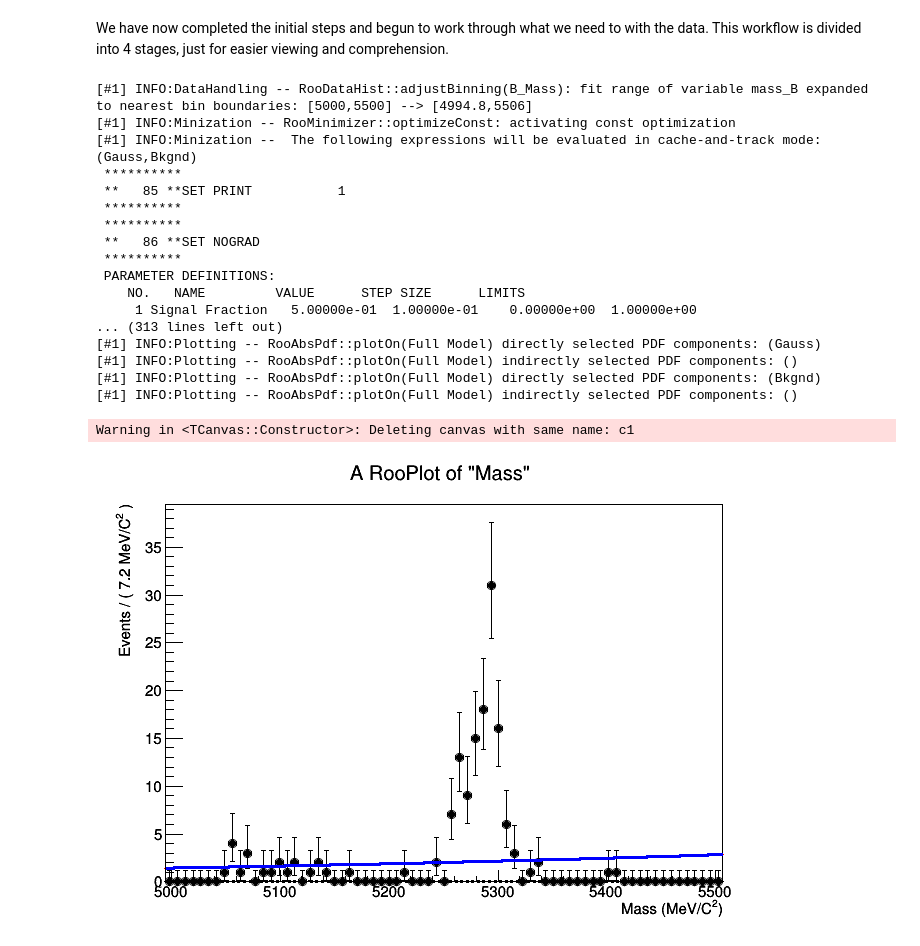
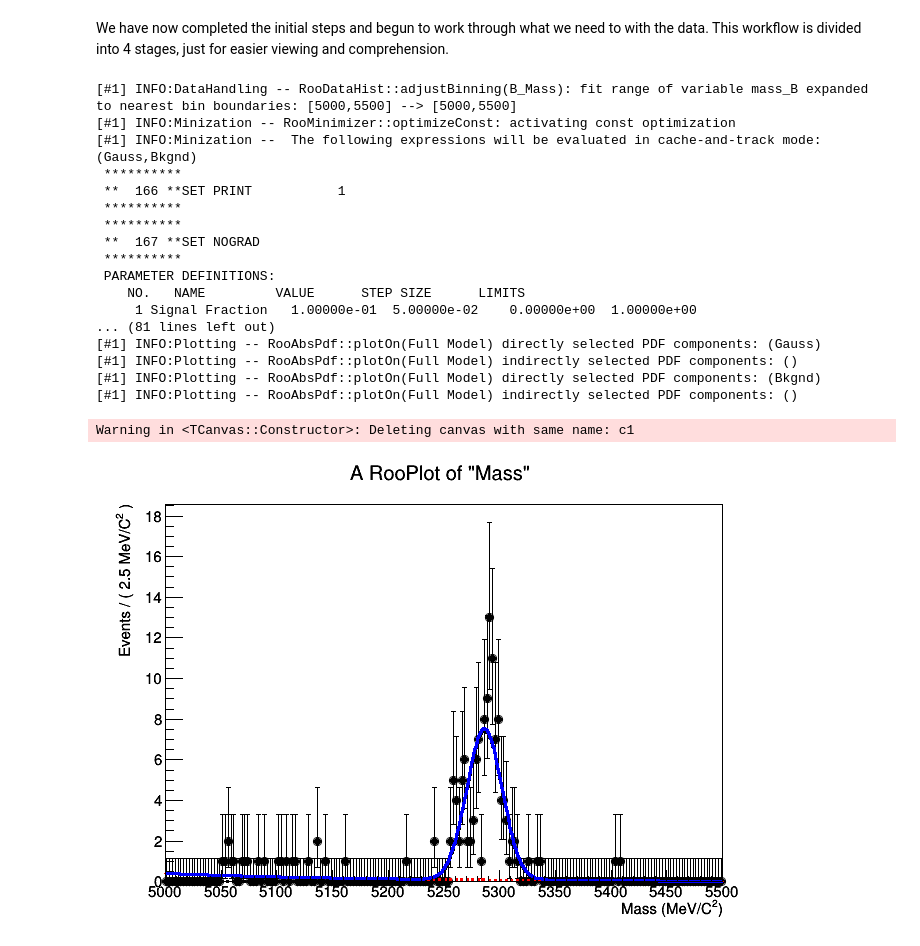
Before and after one commit to MerlijnvEmmerik/Mijnrel, a Jupyter notebook: Week_4.ipynb, the cells around one changed output. Cells and saved outputs as stored; diff of their text form; code cells hidden in the pictures.

```diff
--- a/Week_4.ipynb
+++ b/Week_4.ipynb
@@ -376,61 +377,61 @@ We have now completed the initial steps and begun to work through what we need t
 # %%
 mass = ROOT.RooRealVar("mass_B","Mass",5000,5500,"MeV/C^{2}")
 
-gauss_mean = ROOT.RooRealVar("gauss_mean","Mean",5200,5100,5300)
+gauss_mean = ROOT.RooRealVar("gauss_mean","Mean",5300,5250,5450)
 
 gauss_width = ROOT.RooRealVar("gauss_width","Width",3,0,60)
 
-#Now we have enough to make our Model for the signal:
+#The model for the signal:
+Gauss=ROOT.RooGaussian("Gauss","Gaussian Signal",mass,gauss_mean,gauss_width)
 
-Gauss=ROOT.RooGaussian("Gauss","Gaussian Signal",mass,gauss_mean,gauss_width)
+#exponential for the background:
 exponent=ROOT.RooRealVar("exponent", "C", -0.02, -2, +2)
 
-#Define the  model for the background:
-
+#the  model for the background:
 Bkgnd=ROOT.RooExponential("Bkgnd","Exponential Background",mass,exponent)
 
 #Now we need to combine these two functions into a single PDF (probability density function)
 #and we need to add a scaling factor to fit what ratio of the two are used:
 
-sig_frac=ROOT.RooRealVar("Signal Fraction","sigfrac", 0.5, 0, 1)
+sig_frac=ROOT.RooRealVar("Signal Fraction","sigfrac", 0.1, 0, 1)
 
 model=ROOT.RooAddPdf("Full Model","model",ROOT.RooArgList(Gauss,Bkgnd),ROOT.RooArgList(sig_frac))
 
 
-data_to_fit=ROOT.RooDataHist("B_Mass", "Mass", ROOT.RooArgList(mass),histogram_SelM, 1.0)
+data_to_fit=ROOT.RooDataHist("B_Mass", "Mass", ROOT.RooArgList(mass),histogram_SelM , 1.0)
 
-#Then we can do the fitting:
+#No we can plot the fitting on the cut:
 
 model.fitTo(data_to_fit)
 
 c1=ROOT.TCanvas("c1","c1")
 frame=mass.frame()
 
 data_to_fit.plotOn(frame)
 model.plotOn(frame, ROOT.RooFit.Components("Gauss"),ROOT.RooFit.LineColor(1),ROOT.RooFit.LineStyle(2))
 model.plotOn(frame, ROOT.RooFit.Components("Bkgnd"),ROOT.RooFit.LineColor(2),ROOT.RooFit.LineStyle(2))
 model.plotOn(frame)
 frame.Draw()
 
 c1.Update()
 c1.Draw()
 # %% [output]
-[#1] INFO:DataHandling -- RooDataHist::adjustBinning(B_Mass): fit range of variable mass_B expanded to nearest bin boundaries: [5000,5500] --> [4994.8,5506]
+[#1] INFO:DataHandling -- RooDataHist::adjustBinning(B_Mass): fit range of variable mass_B expanded to nearest bin boundaries: [5000,5500] --> [5000,5500]
 [#1] INFO:Minization -- RooMinimizer::optimizeConst: activating const optimization
 [#1] INFO:Minization --  The following expressions will be evaluated in cache-and-track mode: (Gauss,Bkgnd)
  **********
- **   85 **SET PRINT           1
+ **  166 **SET PRINT           1
  **********
  **********
- **   86 **SET NOGRAD
+ **  167 **SET NOGRAD
  **********
  PARAMETER DEFINITIONS:
     NO.   NAME         VALUE      STEP SIZE      LIMITS
-     1 Signal Fraction   5.00000e-01  1.00000e-01    0.00000e+00  1.00000e+00
-... (313 lines left out)
+     1 Signal Fraction   1.00000e-01  5.00000e-02    0.00000e+00  1.00000e+00
+... (81 lines left out)
 [#1] INFO:Plotting -- RooAbsPdf::plotOn(Full Model) directly selected PDF components: (Gauss)
 [#1] INFO:Plotting -- RooAbsPdf::plotOn(Full Model) indirectly selected PDF components: ()
 [#1] INFO:Plotting -- RooAbsPdf::plotOn(Full Model) directly selected PDF components: (Bkgnd)
 [#1] INFO:Plotting -- RooAbsPdf::plotOn(Full Model) indirectly selected PDF components: ()
 Warning in <TCanvas::Constructor>: Deleting canvas with same name: c1
-[figure, old version]
+[figure, new version]
```
Also changed, not shown: parts of 4 cells of this notebook.
